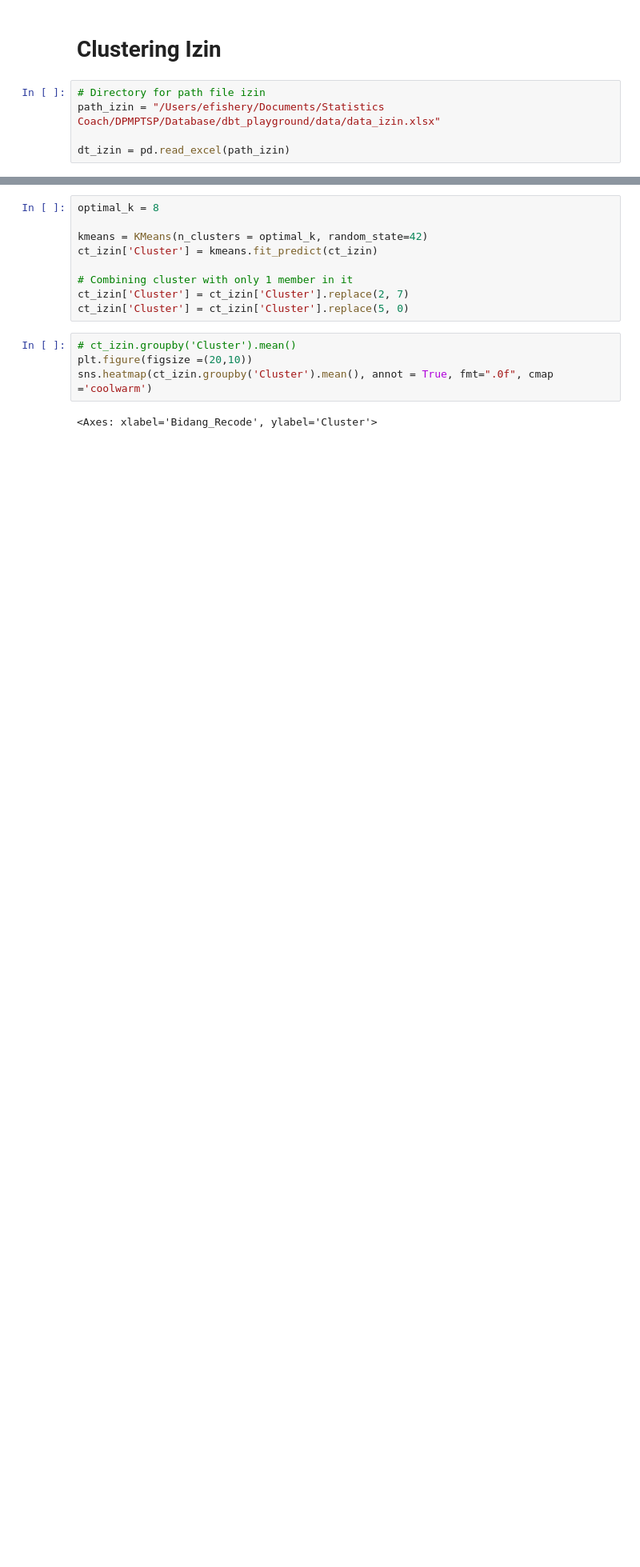
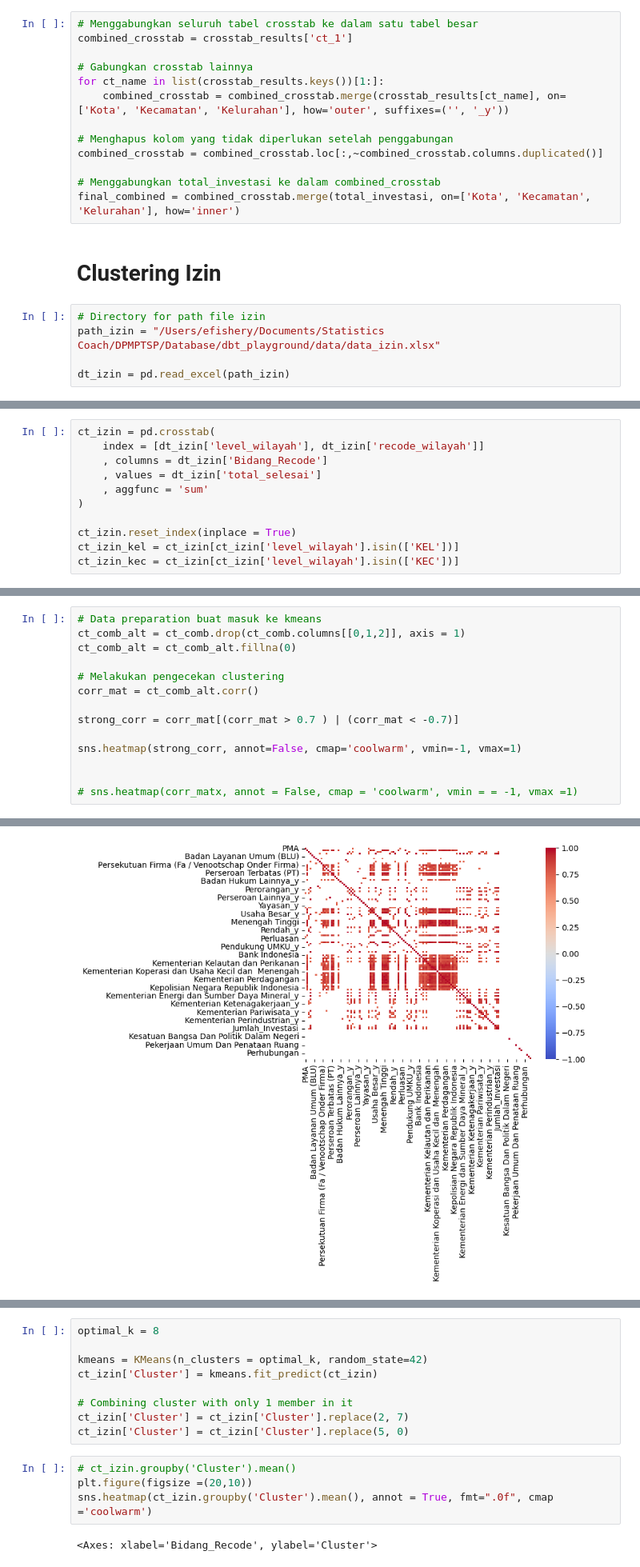
Before and after one commit to DimasPrsety/DPMPTSP_dashboard, a Jupyter notebook: clustering.ipynb, the cells around one changed output, grey strips where cells are left out. Shown: that part at 80% size. Saved outputs shown, nothing was run; the diff lists cells and outputs as text; blank space fills up the shorter version.

Commit message:
clustering python update

```diff
--- a/clustering.ipynb
+++ b/clustering.ipynb
@@ -87,3 +93,16 @@ ct_Kbli.to_excel("ct_investasi.xlsx", index=True)
+# %%
+# Menggabungkan seluruh tabel crosstab ke dalam satu tabel besar
+combined_crosstab = crosstab_results['ct_1']
+
+# Gabungkan crosstab lainnya
+for ct_name in list(crosstab_results.keys())[1:]:
+    combined_crosstab = combined_crosstab.merge(crosstab_results[ct_name], on=['Kota', 'Kecamatan', 'Kelurahan'], how='outer', suffixes=('', '_y'))
+
+# Menghapus kolom yang tidak diperlukan setelah penggabungan
+combined_crosstab = combined_crosstab.loc[:,~combined_crosstab.columns.duplicated()]
+
+# Menggabungkan total_investasi ke dalam combined_crosstab
+final_combined = combined_crosstab.merge(total_investasi, on=['Kota', 'Kecamatan', 'Kelurahan'], how='inner')
 # %% [markdown]
 # **Clustering Izin**
 # %%
@@ -99,0 +113,11 @@ ct_izin = pd.crosstab(
+# %%
+ct_izin = pd.crosstab(
+    index = [dt_izin['level_wilayah'], dt_izin['recode_wilayah']]
+    , columns = dt_izin['Bidang_Recode']
+    , values = dt_izin['total_selesai']
+    , aggfunc = 'sum'
+)
+
+ct_izin.reset_index(inplace = True)
+ct_izin_kel = ct_izin[ct_izin['level_wilayah'].isin(['KEL'])]
+ct_izin_kec = ct_izin[ct_izin['level_wilayah'].isin(['KEC'])]
@@ -99,0 +133,15 @@ ct_izin = pd.crosstab(
+# %%
+# Data preparation buat masuk ke kmeans
+ct_comb_alt = ct_comb.drop(ct_comb.columns[[0,1,2]], axis = 1)
+ct_comb_alt = ct_comb_alt.fillna(0)
+
+# Melakukan pengecekan clustering
+corr_mat = ct_comb_alt.corr()
+
+strong_corr = corr_mat[(corr_mat > 0.7 ) | (corr_mat < -0.7)]
+
+sns.heatmap(strong_corr, annot=False, cmap='coolwarm', vmin=-1, vmax=1)
+
+
+# sns.heatmap(corr_matx, annot = False, cmap = 'coolwarm', vmin = = -1, vmax =1)
+# %% [output]
@@ -100,3 +149,4 @@ ct_izin = pd.crosstab(
+[figure, added]
 # %%
 inertia = []
 centroids = []
```
Also changed, not shown: parts of 14 cells of this notebook, 5 other files.
